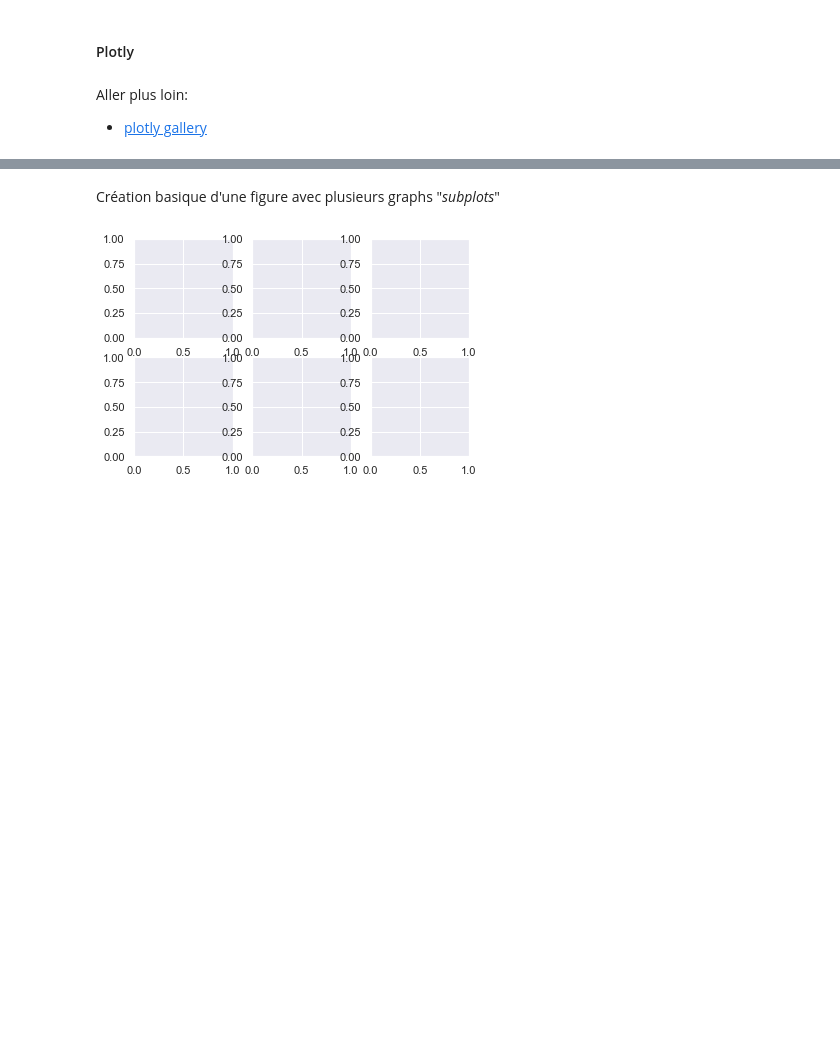
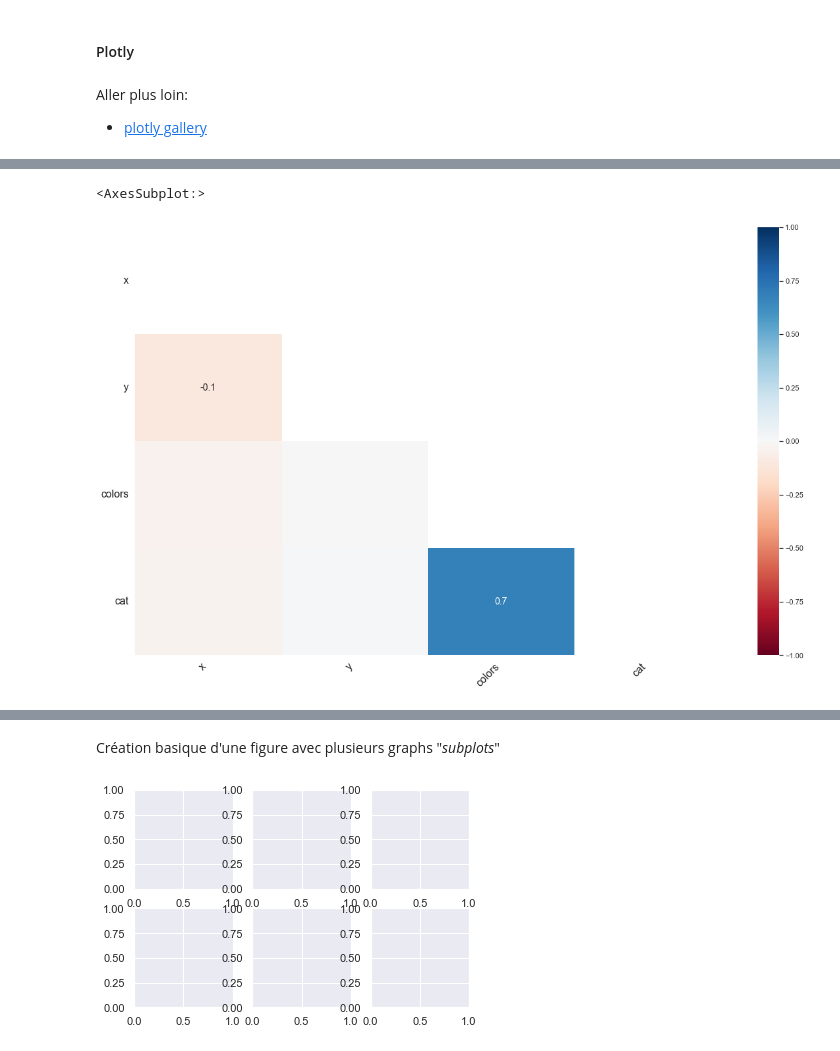
Before and after one commit to AlexisBogroff/data_viz_python_1_day, a Jupyter notebook: src/cours_partie_1.ipynb, the cells around one changed output, grey strips where cells are left out. Saved outputs shown, nothing was run; the diff lists cells and outputs as text; code cells hidden in the pictures; blank space fills up the shorter version.

```diff
--- a/src/cours_partie_1.ipynb
+++ b/src/cours_partie_1.ipynb
@@ -269,0 +303,5 @@ import missingno as msno
+# %%
+msno.heatmap(df_with_na)
+# %% [output]
+<AxesSubplot:>
+[figure, added]
```
Also changed, not shown: parts of 42 cells of this notebook, 1 other file.
